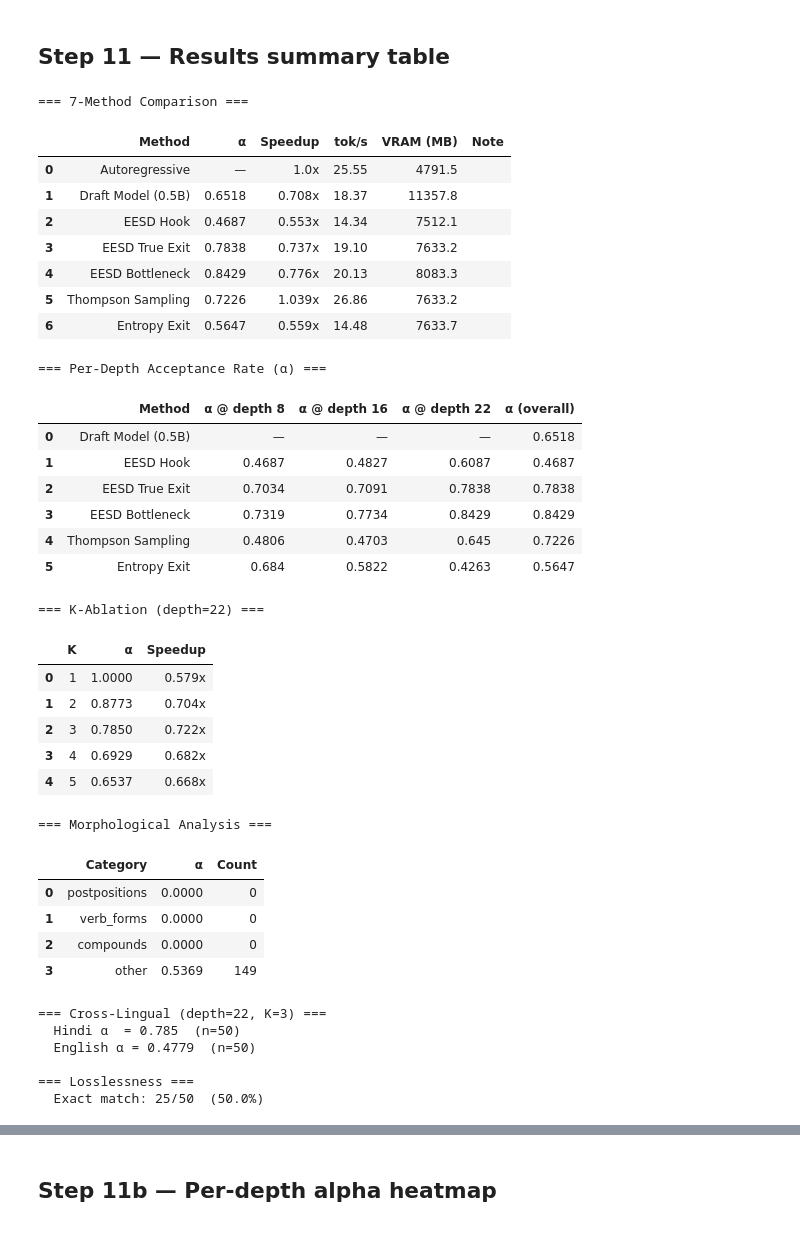
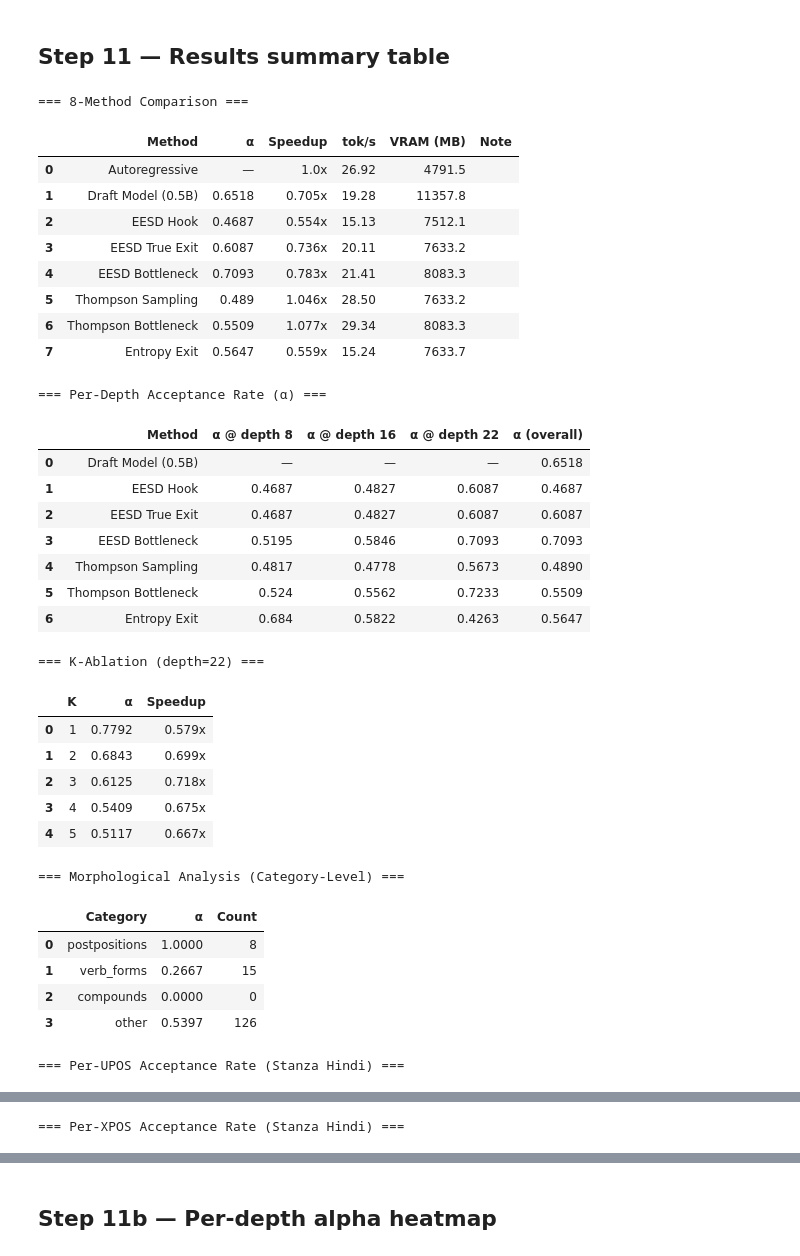
Before and after one commit to piyukr2/Speculative-Decoding-for-Hindi, a Jupyter notebook: Final_INLP_v4.ipynb, the cells around one changed output, grey strips where cells are left out. Saved outputs shown, nothing was run; the diff lists cells and outputs as text; code cells hidden in the pictures.

```diff
--- a/EESD_eval_colab.ipynb
+++ b/Final_INLP_v4.ipynb
@@ -728,12 +729,12 @@ with open('/content/drive/MyDrive/EESD_project/outputs/ablation_results.json') a
 METHOD_KEYS = [
     'autoregressive', 'draft_model', 'eesd_heavy_hook',
     'eesd_heavy_true_exit', 'eesd_bottleneck_true_exit',
-    'eesd_thompson', 'eesd_entropy_exit',
+    'eesd_thompson', 'eesd_thompson_bottleneck', 'eesd_entropy_exit',
 ]
 METHOD_LABELS = [
     'Autoregressive', 'Draft Model (0.5B)', 'EESD Hook',
     'EESD True Exit', 'EESD Bottleneck',
-    'Thompson Sampling', 'Entropy Exit',
+    'Thompson Sampling', 'Thompson Bottleneck', 'Entropy Exit',
 ]
 
 rows = []
@@ -753,7 +754,7 @@ for key, label in zip(METHOD_KEYS, METHOD_LABELS):
         })
 
 df = pd.DataFrame(rows)
-print('=== 7-Method Comparison ===')
+print('=== 8-Method Comparison ===')
 display(df)
 
 # \u2500\u2500 Per-depth alpha table \u2500\u2500
@@ -764,6 +765,7 @@ depth_methods = [
     ('eesd_heavy_true_exit',     'EESD True Exit'),
     ('eesd_bottleneck_true_exit','EESD Bottleneck'),
     ('eesd_thompson',            'Thompson Sampling'),
+    ('eesd_thompson_bottleneck', 'Thompson Bottleneck'),
     ('eesd_entropy_exit',        'Entropy Exit'),
 ]
 depth_rows = []
@@ -818,65 +820,62 @@ if 'morphological_analysis' in results:
     if xpos_dist:
         print('\n=== Per-XPOS Acceptance Rate (Stanza Hindi) ===')
         xpos_rows = [{'XPOS Tag': tag, '\u03b1': v['alpha'], 'Count': v['count']}
                      for tag, v in sorted(xpos_dist.items(),
                                           key=lambda x: x[1]['count'], reverse=True)]
         display(pd.DataFrame(xpos_rows))
 
     if not upos_dist and not xpos_dist:
         print('\nPer-POS data not available (Stanza may not have loaded).')
 
 # Also load standalone morphological_results.json if it exists
 import os
 morph_path = '/content/drive/MyDrive/EESD_project/outputs/morphological_results.json'
 if os.path.exists(morph_path):
     print(f'\n(Detailed morphological results also saved at: {morph_path})')
 
 # Cross-lingual
 if 'cross_lingual' in results:
     cl = results['cross_lingual']
     print(f'\n=== Cross-Lingual (depth=22, K=3) ===')
     print(f'  Hindi \u03b1  = {cl["hindi_alpha"]}  (n={cl["hindi_samples"]})')
     print(f'  English \u03b1 = {cl["english_alpha"]}  (n={cl["english_samples"]})')
 
 # Losslessness
 if 'losslessness' in results:
     ll = results['losslessness']
     print(f'\n=== Losslessness ===')
     print(f'  Exact match: {ll["exact_match"]}/{ll["total_prompts"]}  ({ll["match_rate"]*100:.1f}%)')
 # %% [output]
-=== 7-Method Comparison ===
+=== 8-Method Comparison ===
 |  | Method | α | Speedup | tok/s | VRAM (MB) | Note |
-| 0 | Autoregressive | — | 1.0x | 25.55 | 4791.5 |  |
-| 1 | Draft Model (0.5B) | 0.6518 | 0.708x | 18.37 | 11357.8 |  |
-| 2 | EESD Hook | 0.4687 | 0.553x | 14.34 | 7512.1 |  |
-| 3 | EESD True Exit | 0.7838 | 0.737x | 19.10 | 7633.2 |  |
-| 4 | EESD Bottleneck | 0.8429 | 0.776x | 20.13 | 8083.3 |  |
-| 5 | Thompson Sampling | 0.7226 | 1.039x | 26.86 | 7633.2 |  |
-| 6 | Entropy Exit | 0.5647 | 0.559x | 14.48 | 7633.7 |  |
+| 0 | Autoregressive | — | 1.0x | 26.92 | 4791.5 |  |
+| 1 | Draft Model (0.5B) | 0.6518 | 0.705x | 19.28 | 11357.8 |  |
+| 2 | EESD Hook | 0.4687 | 0.554x | 15.13 | 7512.1 |  |
+| 3 | EESD True Exit | 0.6087 | 0.736x | 20.11 | 7633.2 |  |
+| 4 | EESD Bottleneck | 0.7093 | 0.783x | 21.41 | 8083.3 |  |
+| 5 | Thompson Sampling | 0.489 | 1.046x | 28.50 | 7633.2 |  |
+| 6 | Thompson Bottleneck | 0.5509 | 1.077x | 29.34 | 8083.3 |  |
+| 7 | Entropy Exit | 0.5647 | 0.559x | 15.24 | 7633.7 |  |
 === Per-Depth Acceptance Rate (α) ===
 |  | Method | α @ depth 8 | α @ depth 16 | α @ depth 22 | α (overall) |
 | 0 | Draft Model (0.5B) | — | — | — | 0.6518 |
 | 1 | EESD Hook | 0.4687 | 0.4827 | 0.6087 | 0.4687 |
-| 2 | EESD True Exit | 0.7034 | 0.7091 | 0.7838 | 0.7838 |
-| 3 | EESD Bottleneck | 0.7319 | 0.7734 | 0.8429 | 0.8429 |
-| 4 | Thompson Sampling | 0.4806 | 0.4703 | 0.645 | 0.7226 |
-| 5 | Entropy Exit | 0.684 | 0.5822 | 0.4263 | 0.5647 |
+| 2 | EESD True Exit | 0.4687 | 0.4827 | 0.6087 | 0.6087 |
+| 3 | EESD Bottleneck | 0.5195 | 0.5846 | 0.7093 | 0.7093 |
+| 4 | Thompson Sampling | 0.4817 | 0.4778 | 0.5673 | 0.4890 |
+| 5 | Thompson Bottleneck | 0.524 | 0.5562 | 0.7233 | 0.5509 |
+| 6 | Entropy Exit | 0.684 | 0.5822 | 0.4263 | 0.5647 |
 === K-Ablation (depth=22) ===
 |  | K | α | Speedup |
-| 0 | 1 | 1.0000 | 0.579x |
-| 1 | 2 | 0.8773 | 0.704x |
-| 2 | 3 | 0.7850 | 0.722x |
-| 3 | 4 | 0.6929 | 0.682x |
-| 4 | 5 | 0.6537 | 0.668x |
+| 0 | 1 | 0.7792 | 0.579x |
+| 1 | 2 | 0.6843 | 0.699x |
+| 2 | 3 | 0.6125 | 0.718x |
+| 3 | 4 | 0.5409 | 0.675x |
+| 4 | 5 | 0.5117 | 0.667x |
-=== Morphological Analysis ===
+=== Morphological Analysis (Category-Level) ===
 |  | Category | α | Count |
-| 0 | postpositions | 0.0000 | 0 |
-| 1 | verb_forms | 0.0000 | 0 |
+| 0 | postpositions | 1.0000 | 8 |
+| 1 | verb_forms | 0.2667 | 15 |
 | 2 | compounds | 0.0000 | 0 |
-| 3 | other | 0.5369 | 149 |
+| 3 | other | 0.5397 | 126 |
-=== Cross-Lingual (depth=22, K=3) ===
-  Hindi α  = 0.785  (n=50)
-  English α = 0.4779  (n=50)
-
-=== Losslessness ===
-  Exact match: 25/50  (50.0%)
+=== Per-UPOS Acceptance Rate (Stanza Hindi) ===
@@ -882,0 +893 @@ if 'losslessness' in results:
+=== Per-XPOS Acceptance Rate (Stanza Hindi) ===
```
Also changed, not shown: parts of 8 cells of this notebook, 1 other file.
